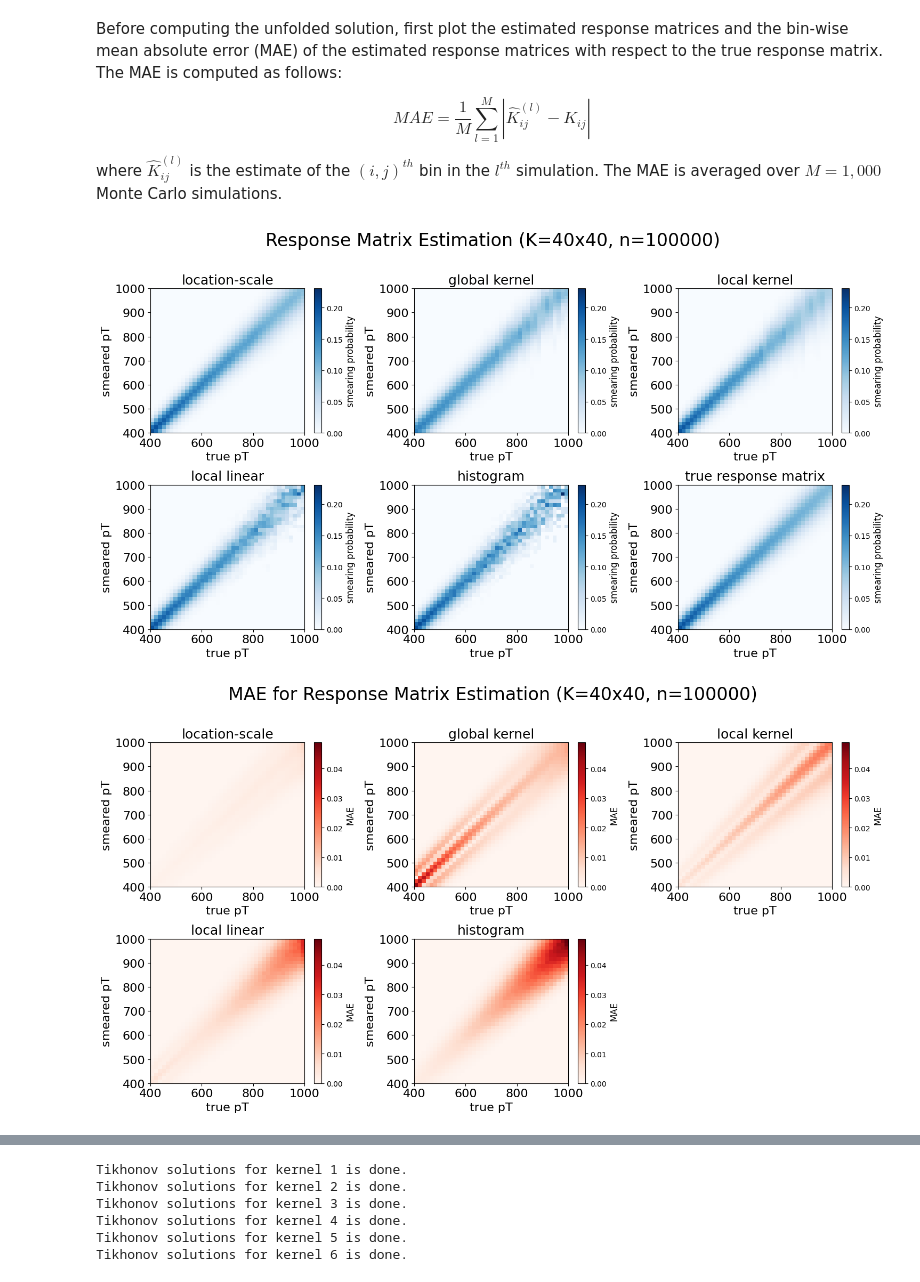
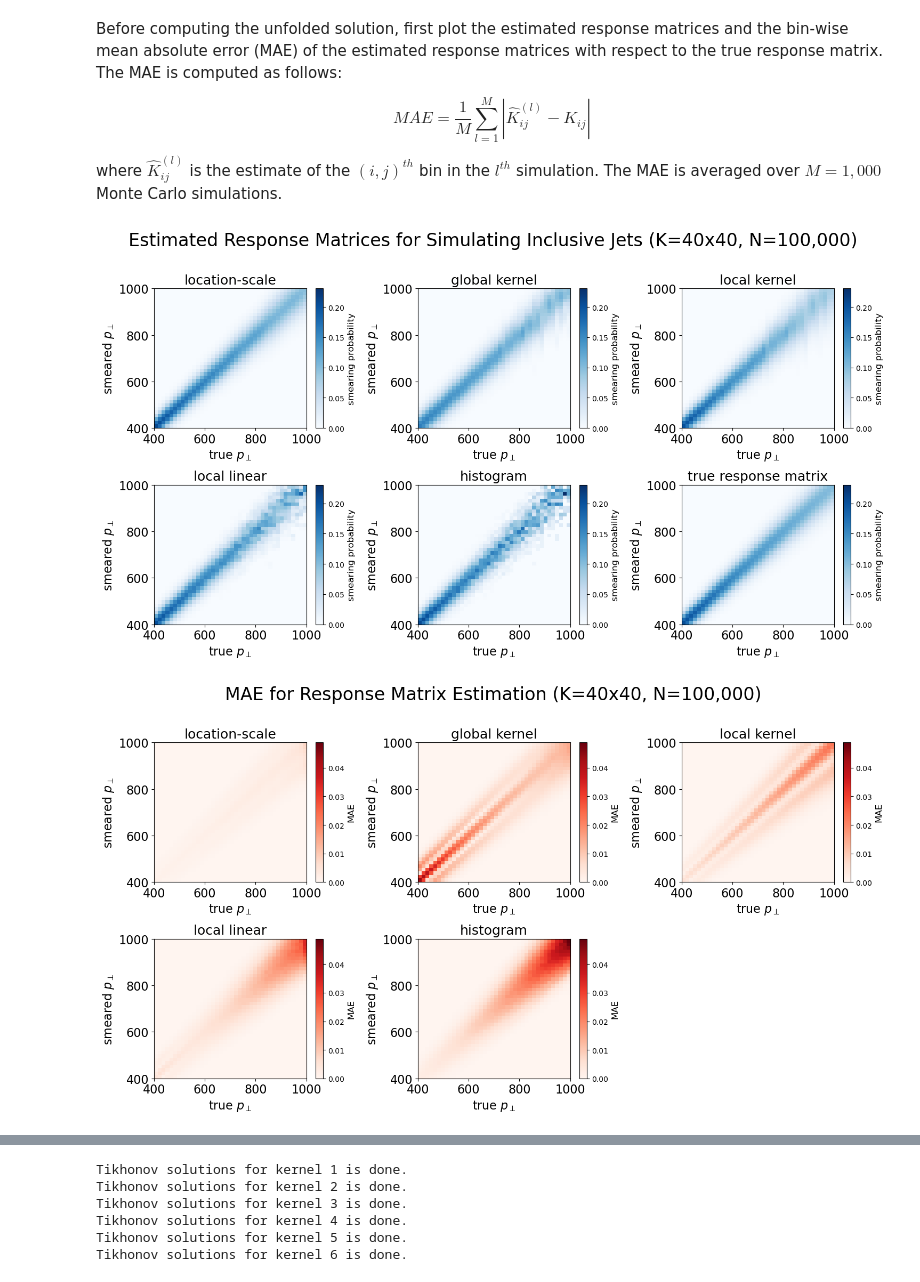
Before and after one commit to richardzhs/unfolding_response_matrix_estimation, a Jupyter notebook: demo.ipynb, the cells around one changed output, grey strips where cells are left out. Cells and saved outputs as stored; diff of their text form; code cells hidden in the pictures.

```diff
--- a/demo.ipynb
+++ b/demo.ipynb
@@ -228,37 +223,37 @@ where $\hat{K}_{ij}^{(l)}$ is the estimate of the $(i,j)^{th}$ bin in the $l^{th
 mc_idx = 1
 matrices = []
 for i in range(num_kernels):
     matrices.append(response_mat[mc_idx + i * 1000])
 matrices.append(response_mat[0])
 
 methods = [
     "location-scale",
     "global kernel",
     "local kernel",
     "local linear",
     "histogram",
     "true response matrix"
 ]
 
 fig, axes = plt.subplots(2, 3, figsize=(15, 8))
 cbar_args = {'shrink': 1}
 vmin = min(mat.min().min() for mat in matrices)
 vmax = max(mat.max().max() for mat in matrices)
 
 for ax, mat, title in zip(axes.flatten(), matrices, methods):
     im = ax.imshow(mat, extent=[400, 1000, 400, 1000], origin='lower', aspect='auto', cmap='Blues', vmin=vmin, vmax=vmax)
     ax.set_title(title, fontsize=18)
-    ax.set_xlabel("true pT", fontsize=16)
-    ax.set_ylabel("smeared pT", fontsize=16)
+    ax.set_xlabel(r"true $p_\perp$", fontsize=16)
+    ax.set_ylabel(r"smeared $p_\perp$", fontsize=16)
     ax.tick_params(axis='both', which='major', labelsize=16)
     cbar = plt.colorbar(im, ax=ax, **cbar_args)
     cbar.set_label("smearing probability", fontsize=12)
 
-plt.suptitle("Response Matrix Estimation (K=40x40, n=100000)", fontsize=24, y=1.02)
+plt.suptitle("Estimated Response Matrices for Simulating Inclusive Jets (K=40x40, N=100,000)", fontsize=24, y=1.02)
 plt.tight_layout()
 plt.show()
 # %% [output]
-[figure, old version]
+[figure, new version]
 # %%
 # compute bin-wise MAE for each method
 mae = []
@@ -286,18 +281,18 @@ vmax = max(m.max().max() for m in mae)
 for ax, m, title in zip(axes.flatten(), mae, methods):
     im = ax.imshow(m, extent=[400, 1000, 400, 1000], origin='lower', aspect='auto', cmap='Reds', vmin=vmin, vmax=vmax)
     ax.set_title(title, fontsize=18)
-    ax.set_xlabel("true pT", fontsize=16)
-    ax.set_ylabel("smeared pT", fontsize=16)
+    ax.set_xlabel(r"true $p_\perp$", fontsize=16)
+    ax.set_ylabel(r"smeared $p_\perp$", fontsize=16)
     ax.tick_params(axis='both', which='major', labelsize=16)
     cbar = plt.colorbar(im, ax=ax, **cbar_args)
     cbar.set_label("MAE", fontsize=12)
 axes[1,2].set_visible(False)
 
-plt.suptitle("MAE for Response Matrix Estimation (K=40x40, n=100000)", fontsize=24, y=1.02)
+plt.suptitle("MAE for Response Matrix Estimation (K=40x40, N=100,000)", fontsize=24, y=1.02)
 plt.tight_layout()
 plt.show()
 # %% [output]
-[figure, old version]
+[figure, new version]
 # %% [markdown]
 ### Generate the stack of Tikhonov estimators
 
```
Also changed, not shown: parts of 20 cells of this notebook.
